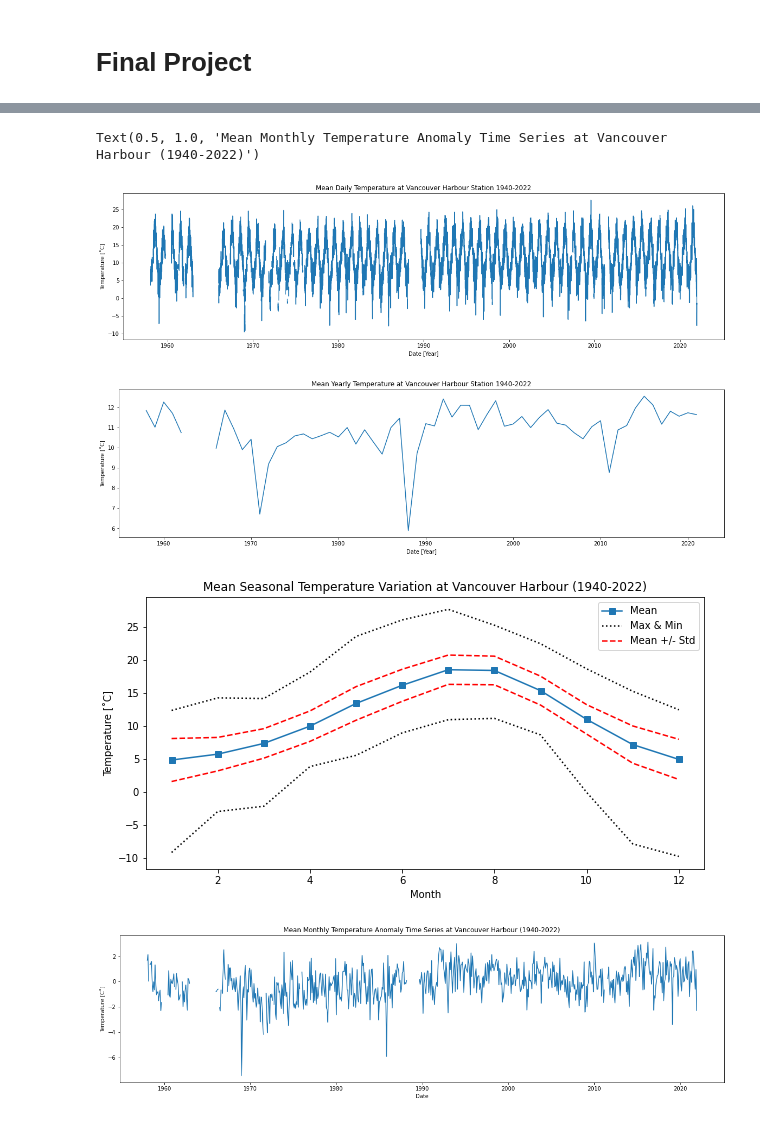
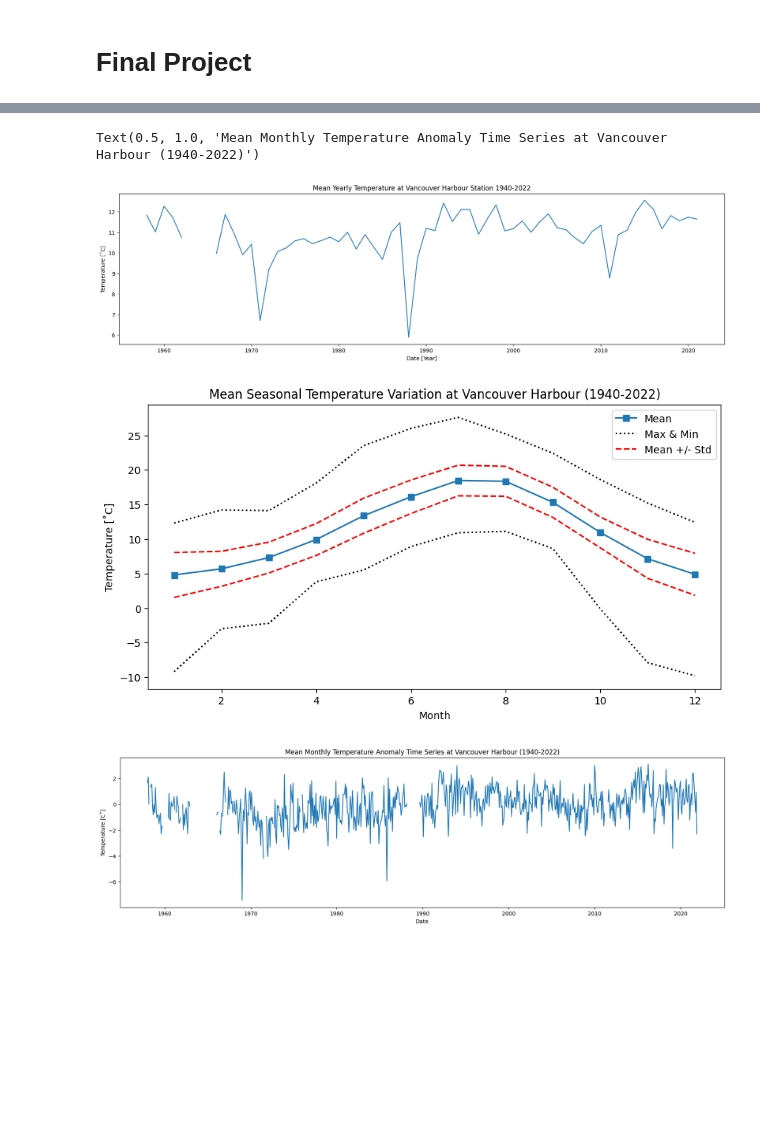
Before and after one commit to Mourud/sea-level-temp-data-analysis, a Jupyter notebook: Final_Project.ipynb, the cells around one changed output, grey strips where cells are left out. Drawn from its saved outputs; the diff is of its cells as text; code cells hidden in the pictures; blank space fills up the shorter version.

Commit message:
refacrtored data to be in data folder

```diff
--- a/Final_Project.ipynb
+++ b/Final_Project.ipynb
@@ -166,6 +131,6 @@ Text(0.5, 1.0, 'Mean Monthly Sea level Anomaly Time Series at Vancouver Harbour
 [figure]
 # %%
-fileName = 'VanHarbourTempData.csv' # 'VanHarbourTempData.csv' # 'TofinoTempData.csv'
+fileName = 'data/VanHarbourTempData.csv' # 'VanHarbourTempData.csv' # 'TofinoTempData.csv'
 tempDataDF = pd.read_csv(fileName, sep=',', parse_dates=['Date'])
 
 figsizes = [20,5]
@@ -216,35 +181,34 @@ plt.ylabel('Temperature [˚C]', fontsize=10)
 ########## Lab called it: "Mean Monthly Temperature Record at Bella Bella Station 1959-2018":
 monthly_mean_temp = tempDataDF.groupby(tempDataDF.Date.dt.month)["MeanTemp"].mean()
 monthly_max_temp = tempDataDF.groupby(tempDataDF.Date.dt.month)["MeanTemp"].max()
 monthly_min_temp = tempDataDF.groupby(tempDataDF.Date.dt.month)["MeanTemp"].min()
 monthly_std_temp = tempDataDF.groupby(tempDataDF.Date.dt.month)["MeanTemp"].std()
 plt.figure(figsize=(10, 5))
 
 plt.plot(monthly_mean_temp, marker = 's', label = 'Mean')
 plt.plot(monthly_min_temp, ':', color='black', label = '_nolegend_')
 plt.plot(monthly_max_temp, ':', color='black', label='Max & Min')
 plt.plot(monthly_mean_temp + monthly_std_temp, '--', color='red', label='Mean +/- Std')
 plt.plot(monthly_mean_temp - monthly_std_temp, '--' ,color='red', label = '_nolegend_')
 plt.legend()
 
 plt.xlabel('Month')
 plt.ylabel('Temperature [˚C]')
 plt.title('Mean Seasonal Temperature Variation at ' + stationName + ' (1940-2022)')
 
 
 ########## Anomaly time series: Lab called it: 'Mean Monthly Temperature Anomaly Time-Series at Bella Bella Station 1959-2018'
 tiled_mean_temp = np.tile(monthly_mean_temp, 72)
 plt.figure(figsize=(20,5))
 
 temp_anomaly_data = monthly_temp_mean["MeanTemp"] - tiled_mean_temp
 plt.plot(monthly_dates_full, temp_anomaly_data)
 plt.xlabel('Date')
 plt.ylabel('Temperature [C˚]')
 plt.title('Mean Monthly Temperature Anomaly Time Series at ' + stationName + ' (1940-2022)')
 # %% [output]
 Text(0.5, 1.0, 'Mean Monthly Temperature Anomaly Time Series at Vancouver Harbour (1940-2022)')
-[figure, old version]
+[figure, new version]
-[figure, old version]
+[figure, new version]
-[figure, old version]
+[figure, new version]
-[figure, removed]
 # %%
```
Also changed, not shown: parts of 4 cells of this notebook, 4 other files.
